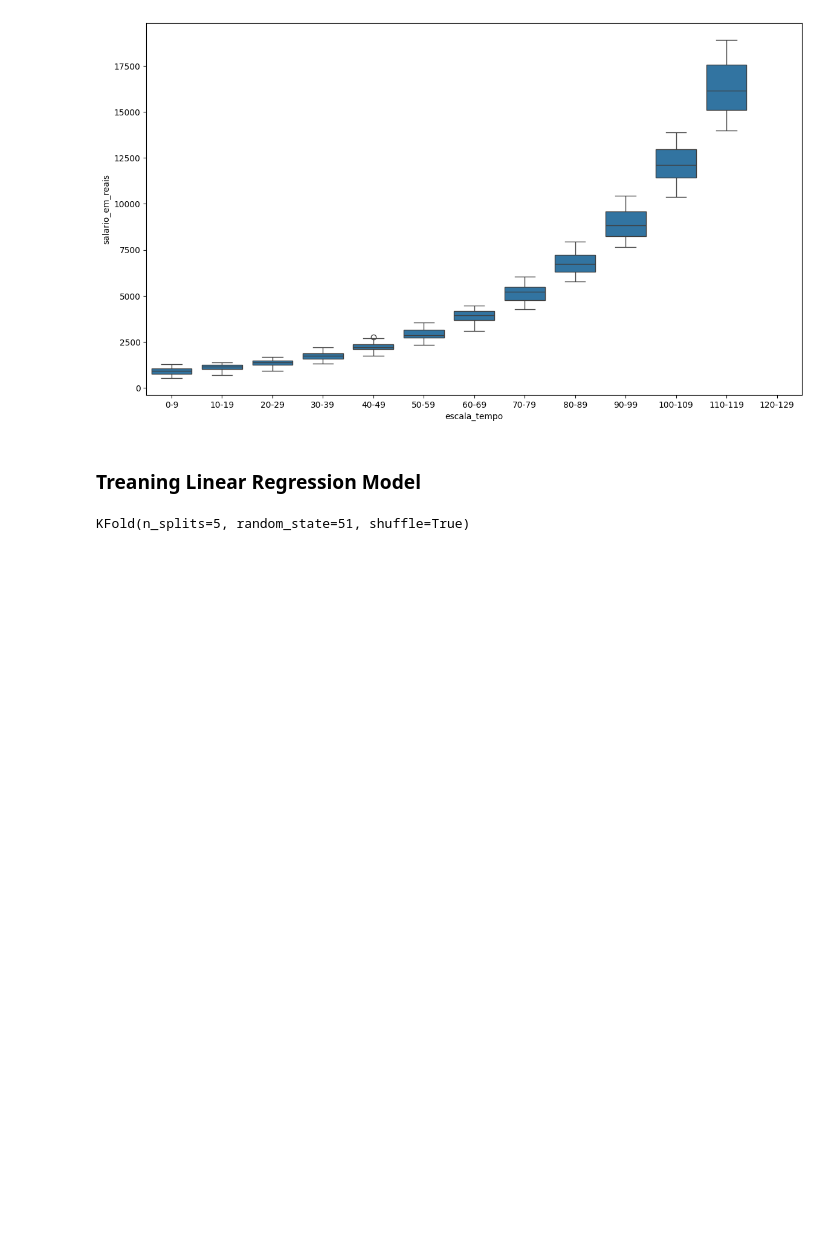
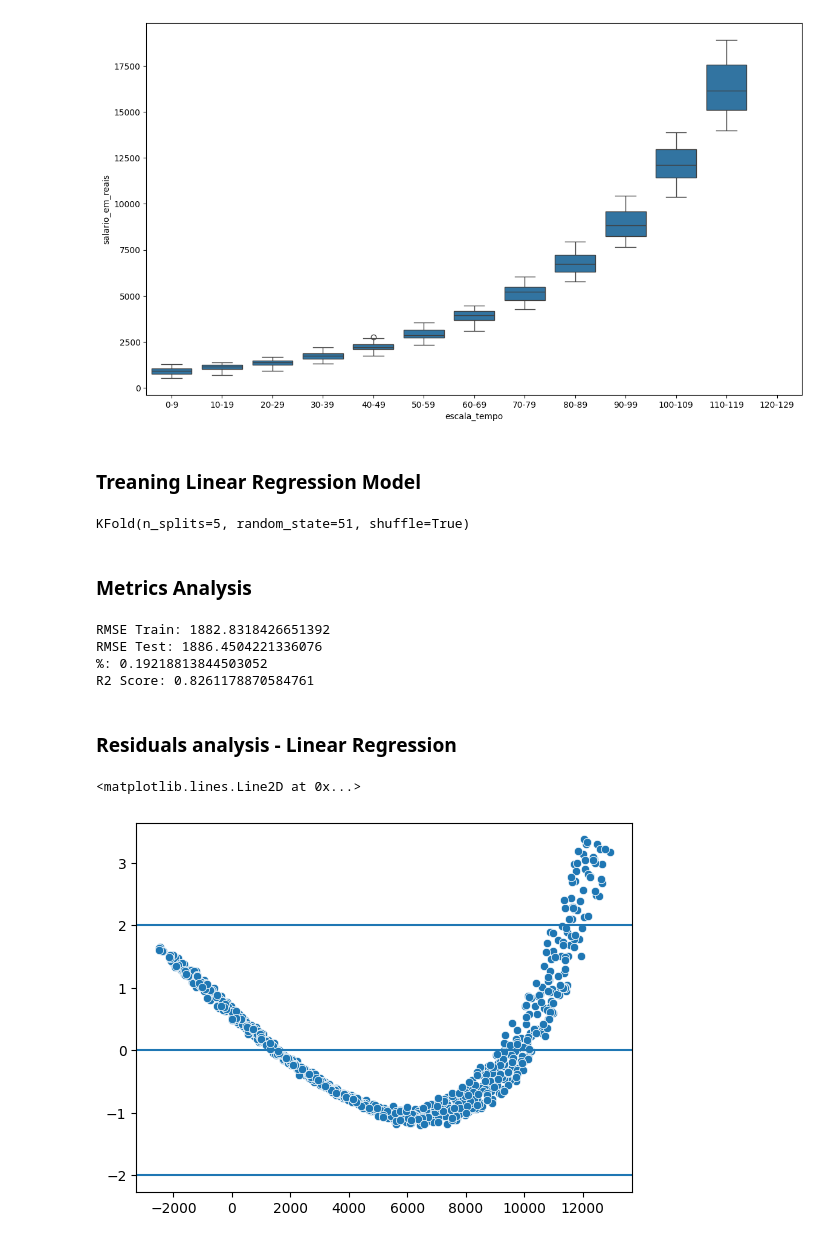
Before and after one commit to RanielliMontagna/ia-learning, a Jupyter notebook: polynomial_regression/salary_model.ipynb, the cells around one changed output. Drawn from its saved outputs; the diff is of its cells as text; code cells hidden in the pictures; blank space fills up the shorter version.

Commit message:
feat(polynomial-regression): validate linear regression model

```diff
--- a/polynomial_regression/salary_model.ipynb
+++ b/polynomial_regression/salary_model.ipynb
@@ -226,3 +226,43 @@ for train_index, test_index in kf.split(X):
     r2score_fold_test.append(r2_score_test)
     residuals.append(residuals_test)
     y_pred_total.append(y_test_pred)
+
+# Print RMSE
+rmse_train_final = np.mean(rmse_scores_fold_train)
+rmse_test_final = np.mean(rmse_scores_fold_test)
+r2score_test_final = np.mean(r2score_fold_test)
+
+percentual_rmse_final = ((rmse_test_final - rmse_train_final) / rmse_train_final) * 100
+residuals = np.array(residuals).reshape(-1)
+y_pred_total = np.array(y_pred_total).reshape(-1)
+# %% [markdown]
+### Metrics Analysis
+# %%
+# Metrics
+print(f'RMSE Train: {rmse_train_final}')
+print(f'RMSE Test: {rmse_test_final}')
+print(f'%: {percentual_rmse_final}')
+print(f'R2 Score: {r2score_test_final}')
+# %% [output]
+RMSE Train: 1882.8318426651392
+RMSE Test: 1886.4504221336076
+%: 0.19218813844503052
+R2 Score: 0.8261178870584761
+# %% [markdown]
+### Residuals analysis - Linear Regression
+# %%
+# Transform residuals to standardize
+# (X - mean) / std
+from scipy.stats import zscore
+
+residuals_std = zscore(residuals)
+# %%
+# Verify linearity of residuals
+sns.scatterplot(x=y_pred_total, y=residuals_std)
+
+plt.axhline(y=0)
+plt.axhline(y=-2)
+plt.axhline(y=2)
+# %% [output]
+<matplotlib.lines.Line2D at 0x...>
+[figure, added]
```
Also changed, not shown: parts of 4 cells of this notebook.
